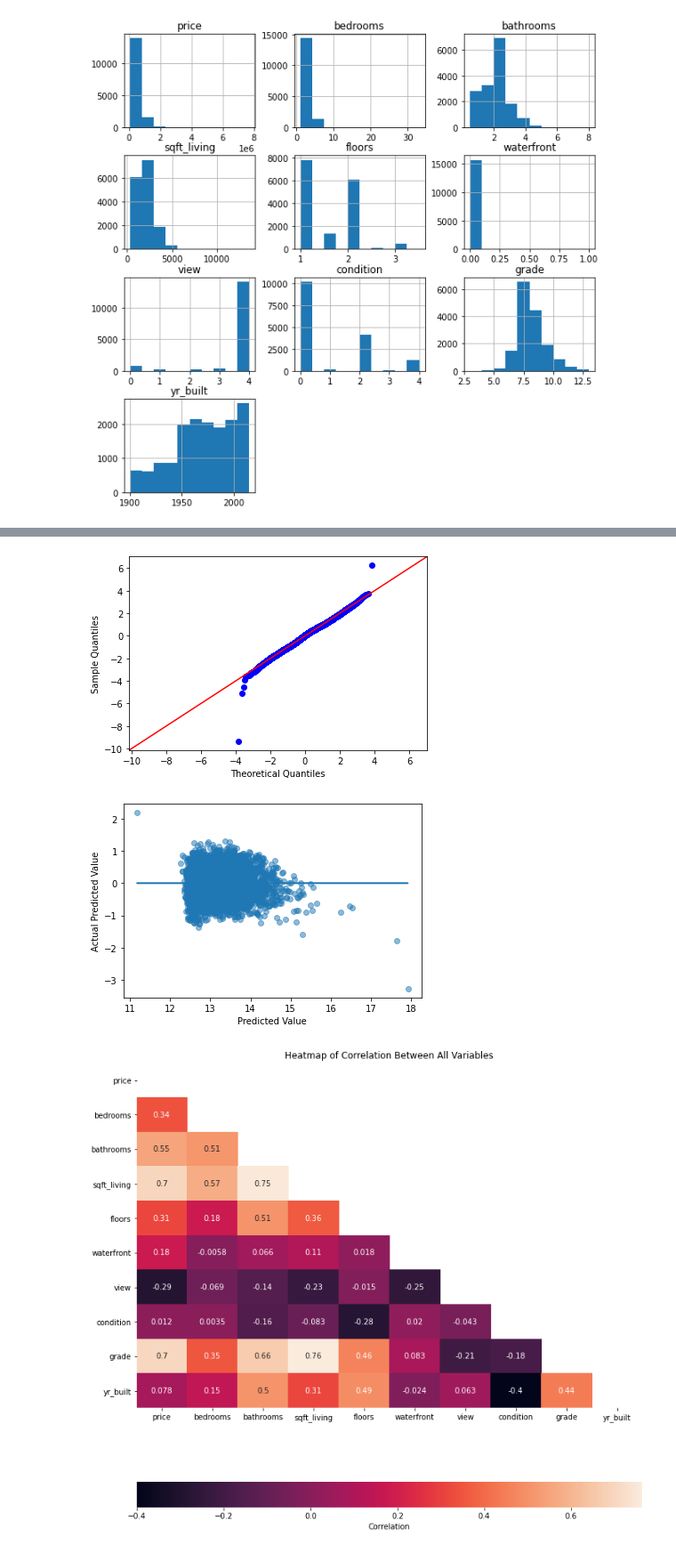
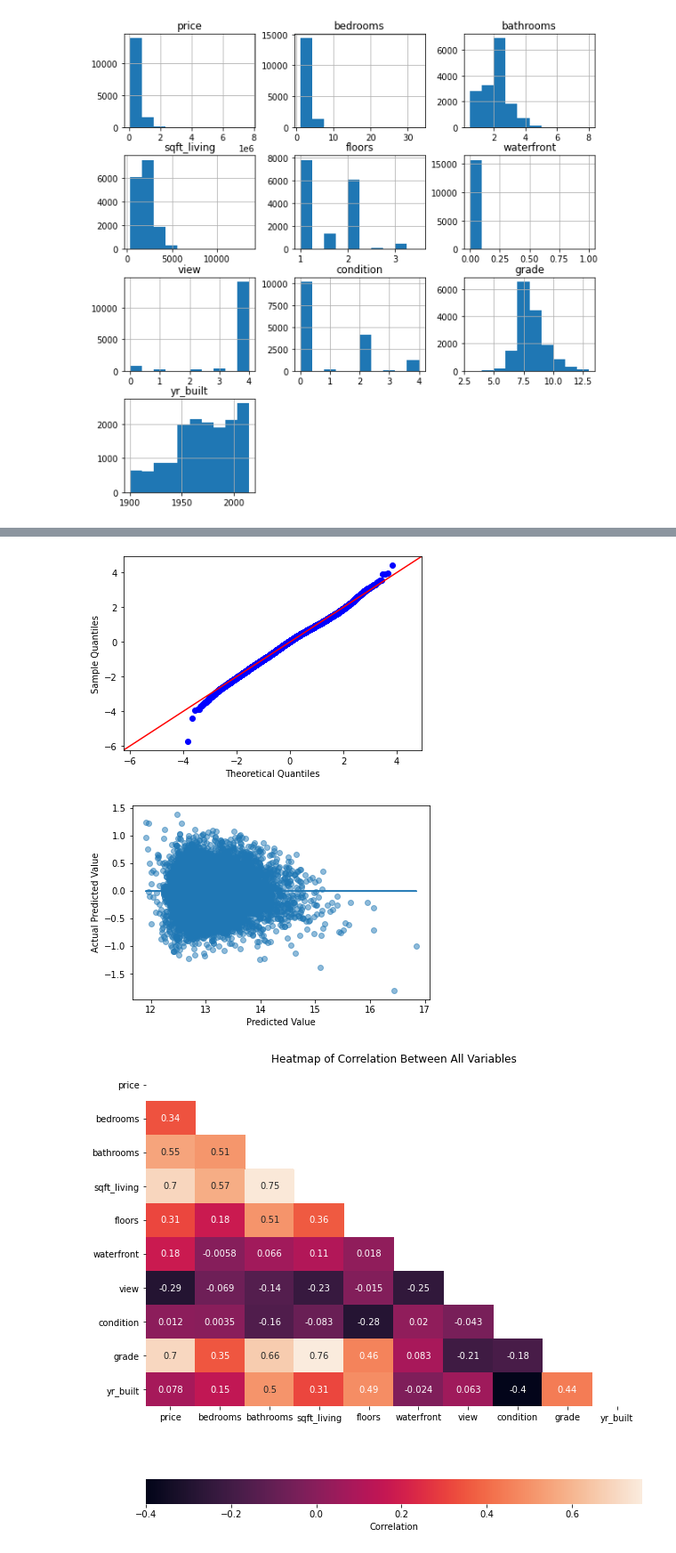
Before and after one commit to aharri123/dsc-phase-2-project-v2-3, a Jupyter notebook: student.ipynb, the cells around one changed output, grey strips where cells are left out. Shown at 89% size. Saved outputs shown, nothing was run; the diff lists cells and outputs as text; code cells hidden in the pictures.

Commit message:
Working on new model

```diff
--- a/student.ipynb
+++ b/student.ipynb
@@ -552,8 +552,8 @@ df.hist(figsize = (10,10));
 # %% [output]
 [figure]
 # %%
-#Looks like there's a few whose distribution could be more normalized
-#Let's use log transformation and start off with price
+#Looks like there's a few variables whose distribution could be more normalized
+#Let's use log transformation and start off with price and see how that effects our model
 
 #non_normal = ["price","bedrooms", "bathrooms", "sqft_living", "yr_built"]
 #for i in non_normal:
@@ -561,4 +561,5 @@ df.hist(figsize = (10,10));
 
 
 df["price"] = np.log(df["price"])
-X = X.drop( columns = ["waterfront", "grade"],axis = 1)
+#df["sqft_living"] = np.log(df["sqft_living"])
+df["price"].hist();
@@ -572,9 +568,11 @@ Y_log = df["price"]
 # %%
+Y_log = df["price"]
+new_df = pd.concat([Y, X], axis = 1)
 
 outcome = "price"
 X_sum = "+".join(X.columns)
 formula = outcome + "~" + X_sum
-model = ols(formula = formula, data = df).fit()
+model = ols(formula = formula, data = new_df).fit()
 # %%
 model.summary()
 # %% [output]
@@ -611,7 +611,7 @@ preds = model.predict(X)
 residuals = (Y_log - preds)
 fig = sm.graphics.qqplot(residuals, dist=stats.norm, line='45', fit=True);
 # %% [output]
-[figure, old version]
+[figure, new version]
 # %%
 fig, ax = plt.subplots()
 
@@ -620,20 +620,21 @@ ax.plot(preds, [0 for i in range(len(X))])
 ax.set_xlabel("Predicted Value")
 ax.set_ylabel("Actual Predicted Value");
 # %% [output]
-[figure, old version]
+[figure, new version]
 # %%
-correlation = df.corr()
+#new_df = pd.concat([Y, X], axis = 1)
+correlation = new_df.corr()
 
 #Set up axes
-fig, ax = plt.subplots(figsize=(12, 12))
+fig, ax = plt.subplots(figsize=(10, 10))
 
 #Create heatmap
 sns.heatmap(data = correlation,
             annot = True,
             ax = ax,
             mask= np.triu(np.ones_like(correlation, dtype=bool)),
             cbar_kws={"label": "Correlation","orientation": "horizontal"});
 
 ax.set_title("Heatmap of Correlation Between All Variables");
 # %% [output]
-[figure, old version]
+[figure, new version]
```
Also changed, not shown: parts of 6 cells of this notebook.
